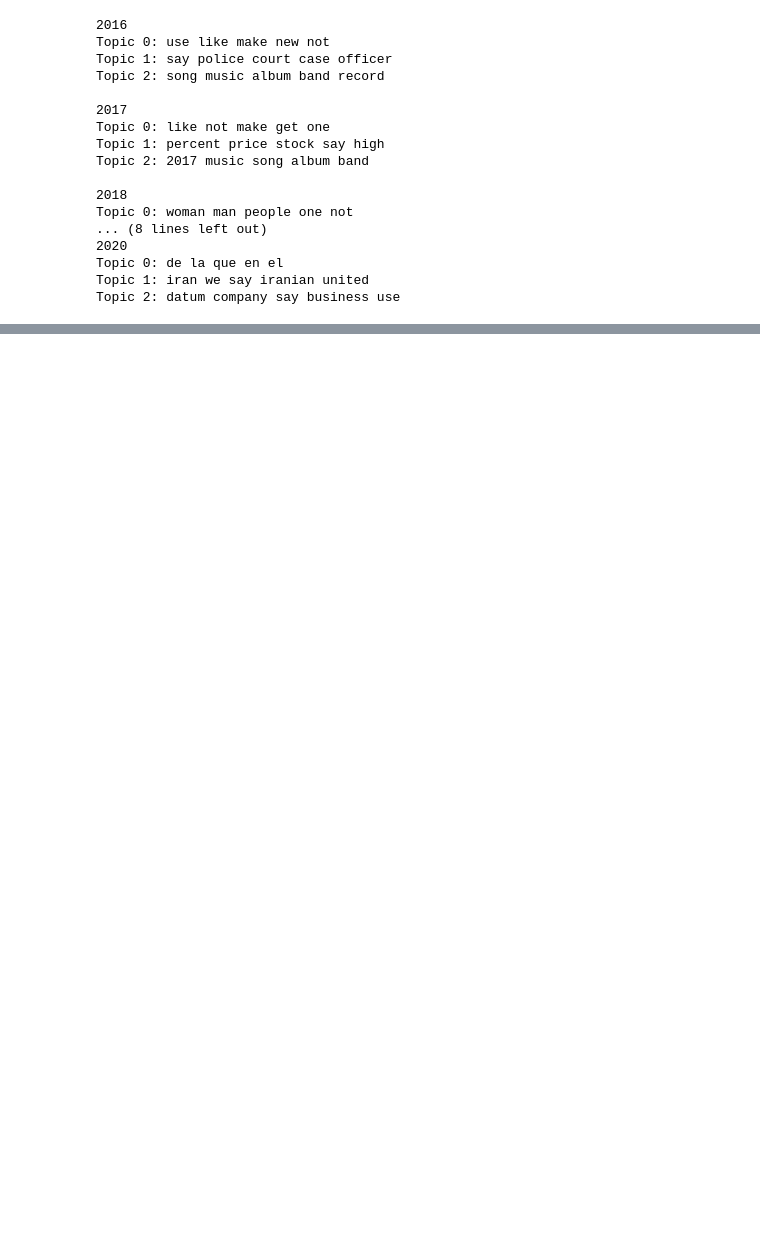
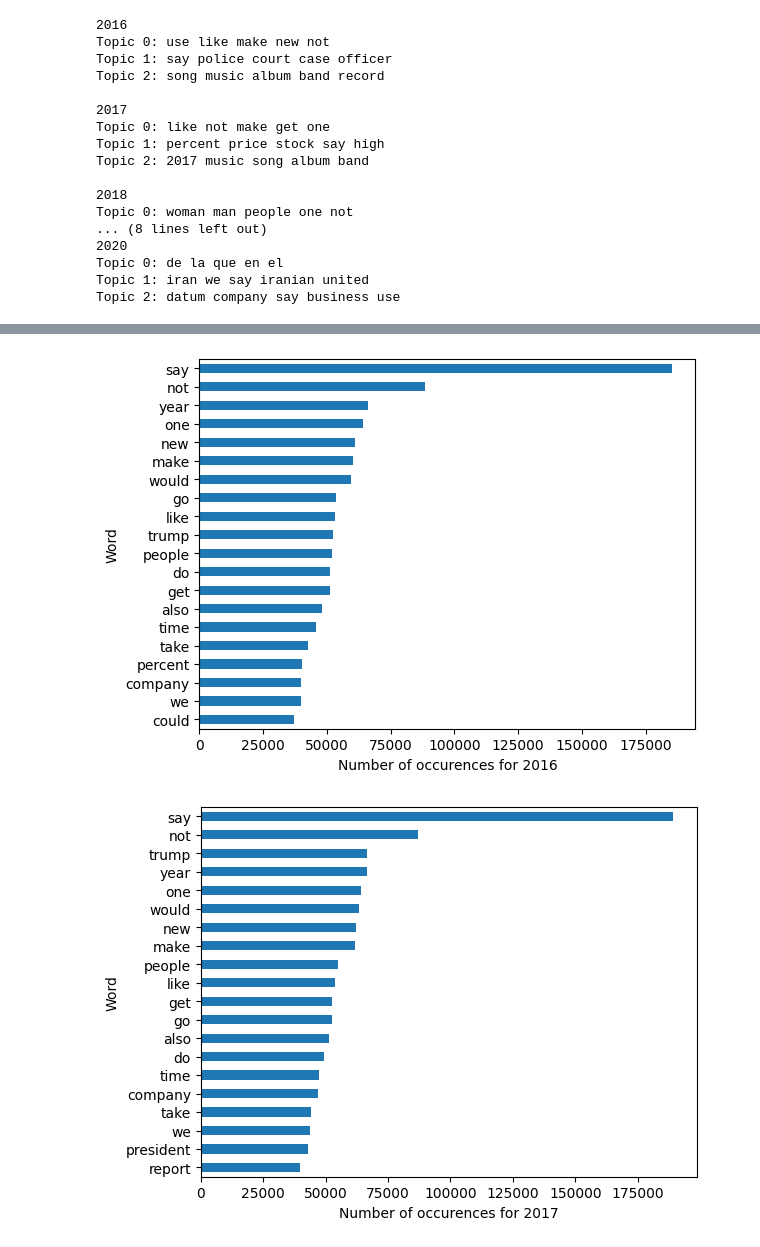
Before and after one commit to stuurpropje/project-newsarticles, a Jupyter notebook: results.ipynb, the cells around one changed output, grey strips where cells are left out. Saved outputs shown, nothing was run; the diff lists cells and outputs as text; code cells hidden in the pictures; blank space fills up the shorter version.

```diff
--- a/results.ipynb
+++ b/results.ipynb
@@ -131,5 +169,7 @@ display(string.punctuation + '"“‘—’”"', stopwords.words("english")[:10
 df_cleaned = load_df_version(1)
 
 for year in years:
-    display(df[year]['article'].head(1), df_cleaned[year]['article'].head(1))
+    print(f"A comparison between pairs of {year}:")
+    display(str(df[year]['article'].head(1)), str(df_cleaned[year]['article'].head(1)))
+    print("")
 # %% [output]
@@ -300,5 +348,5 @@ Topic 2: in she dream passionate great
 # %%
-lda, data_vectorized, vectorizer, df, doc_topic_dist = load_all_files("topicmodelling/csv", "csv", years)
+topic_modelling_data = load_all_files("topicmodelling/csv", "csv", years)
 # %% [output]
 2016 done.
 2017 done.
@@ -308,7 +358,7 @@ lda, data_vectorized, vectorizer, df, doc_topic_dist = load_all_files("topicmode
 # %%
 for year in years:
     print(year)
-    print_top_words(lda[year], vectorizer[year], n_top_words=5)
+    print_top_words(topic_modelling_data["lda"][year], topic_modelling_data["vectorizer"][year], n_top_words=5)
 # %% [output]
 2016
 Topic 0: use like make new not
@@ -329,0 +383,7 @@ Topic 2: datum company say business use
+# %%
+for year in years:
+    word_count = pd.DataFrame({'word': topic_modelling_data["vectorizer"][year].get_feature_names_out(), 'count': np.asarray(topic_modelling_data["data_vectorized"][year].sum(axis=0))[0]})
+    word_count.sort_values('count', ascending=False).set_index('word')[:20].sort_values('count', ascending=True).plot(kind='barh', legend=False, xlabel=f"Number of occurences for {year}", ylabel="Word")
+# %% [output]
+[figure, added]
+[figure, added]
```
Also changed, not shown: parts of 51 cells of this notebook, 7 other files.
